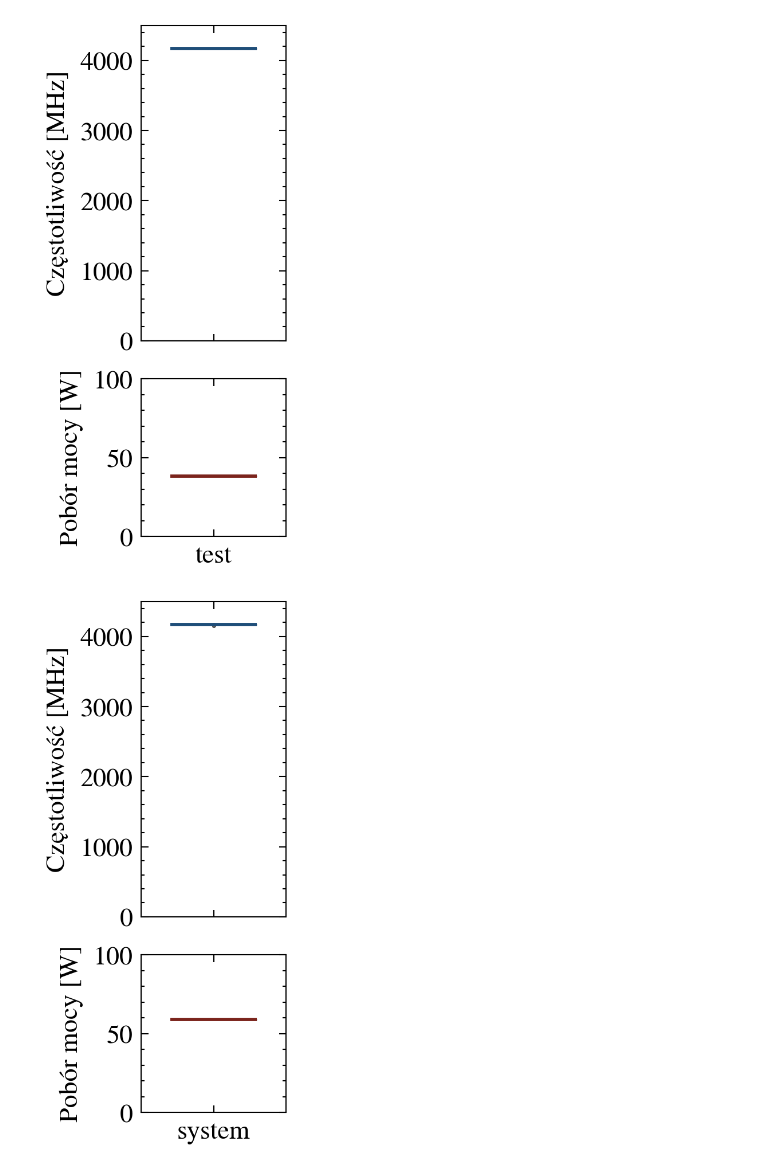
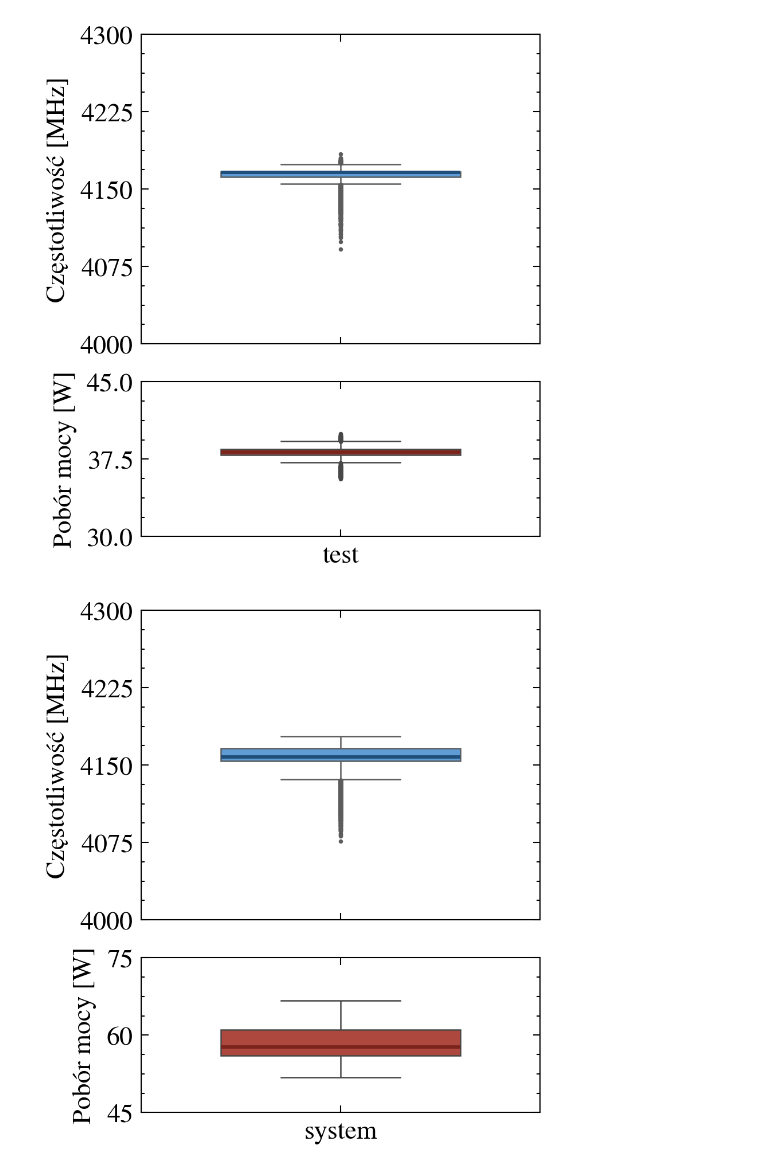
Before and after one commit to jan-chojnacki/SpeckProbe, a Jupyter notebook: analysis/notebooks/system.ipynb, the cells around one changed output. Saved outputs shown, nothing was run; the diff lists cells and outputs as text; code cells hidden in the pictures.

Commit message:
improved system analisys

```diff
--- a/analysis/notebooks/system.ipynb
+++ b/analysis/notebooks/system.ipynb
@@ -39,7 +43,12 @@ START = 8
+# %%
+def _set_limits(ax, df, coll, margin, factor):
+    ax.set_ylim(max(np.floor((df[coll].min() - margin) / factor) * factor, 0),
+                np.ceil((df[coll].max() + margin) / factor) * factor)
 # %%
 def parse_turbostat(filepath):
     samples = []
     current = {}
+    header = None
 
     with open(filepath) as f:
         for line in f:
@@ -50,13 +59,21 @@ def parse_turbostat(filepath):
             if parts[0] == "CPU":
                 if current:
                     samples.append(current)
+                    current = {}
+                header = parts
                 continue
 
-            cpu = "system" if parts[0] == "-" else f"cpu{parts[0]}"
+            if header is None:
+                continue
+
+            row = dict(zip(header, parts))
+            cpu = "system" if row["CPU"] == "-" else f"cpu{row['CPU']}"
+
             if cpu != "system":
-                current[f"{cpu}"] = int(parts[2])
-            if len(parts) > 3 and cpu == "system":
-                current[f"{cpu}_pkg_watt"] = float(parts[3])
+                current[cpu] = int(row["Bzy_MHz"])
+            else:
+                if "PkgWatt" in row:
+                    current["system_pkg_watt"] = float(row["PkgWatt"])
 
         if current:
             samples.append(current)
@@ -139,7 +156,7 @@ def _recolor_medians(ax, group_order, median_palette, ref):
         ln.set_linewidth(0.8)
 
 
-def plot_turbostat(dfs, labels, cpu_groups, power_scale, width, filename):
+def plot_turbostat(dfs, labels, cpu_groups, width, filename, margin):
     if not isinstance(cpu_groups, dict):
         cpu_groups = {"": cpu_groups}
     group_order = list(cpu_groups.keys())
@@ -163,20 +180,21 @@ def plot_turbostat(dfs, labels, cpu_groups, power_scale, width, filename):
         else:
             sns.boxplot(data=df_freq, x="dataset", y="freq",
                         hue="core", order=labels, hue_order=group_order,
-                        palette=palette, width=0.7,
+                        palette=palette, width=0.8,
                         medianprops=dict(color=MEDIAN_COLORS[0], linewidth=1.4),
                         ax=ax1, **common)
             _recolor_medians(ax1, group_order, median_palette, MEDIAN_COLORS[0])
             ax1.legend(loc="best", frameon=False, title=None)
-
-        ax1.set_ylim(0, np.ceil(df_freq["freq"].max() / 500) * 500)
+        _set_limits(ax1, df_freq, "freq", margin, 100)
+        _set_edge_ticks(ax1, 4)
         ax1.set_ylabel("Częstotliwość [MHz]")
         ax1.set_xlabel("")
 
         sns.boxplot(data=df_watt, x="dataset", y="watt", order=labels,
                     color="#C0392B", width=0.6,
                     medianprops=dict(color="#7B241C", linewidth=1.4), ax=ax2, **common)
-        ax2.set_ylim(0, np.ceil(df_watt["watt"].max() / power_scale) * power_scale)
+        _set_limits(ax2, df_watt, "watt", 5, 5)
+        _set_edge_ticks(ax2, 2)
         ax2.set_ylabel("Pobór mocy [W]")
         ax2.set_xlabel("")
 
@@ -288,26 +341,23 @@ system_pm_Speck128_256 = parse_pm("../data/pm-system-Speck128_256.txt")
 scalar_pm = parse_pm("../data/pm-search-Scalar.txt")
 neon_pm = parse_pm("../data/pm-search-Neon.txt")
 # %%
-plot_turbostat([bench_turbostat], ['test'], [f'cpu{i}' for i in [1, 9]], 100, FIG_WIDTH / 4, "turbostat_bench")
-plot_turbostat([system_turbostat], ['system'], [f'cpu{i}' for i in range(0, 16)], 100, FIG_WIDTH / 4,
-               "turbostat_system")
+plot_turbostat([bench_turbostat], ['test'], [f'cpu{i}' for i in [1, 9]], FIG_WIDTH / 2, "turbostat_bench", 25)
+plot_turbostat([system_turbostat], ['system'], [f'cpu{i}' for i in range(0, 16)], FIG_WIDTH / 2, "turbostat_system", 25)
 plot_turbostat([bench_pm], ['test'], {
     "P-core": [f'cpu{i}' for i in range(4, 8)],
     "E-core": [f'cpu{i}' for i in range(0, 4)],
-}, 5, FIG_WIDTH / 2, "pm_bench")
+}, FIG_WIDTH * (38 / 100), "pm_bench", 200)
 plot_turbostat(
     [system_pm_Speck32_64, system_pm_Speck48_72, system_pm_Speck48_96,
      system_pm_Speck64_96, system_pm_Speck64_128, system_pm_Speck96_96,
      system_pm_Speck96_144, system_pm_Speck128_128, system_pm_Speck128_192,
      system_pm_Speck128_256],
     ['32/64', '48/72', '48/96', '64/96', '64/128',
      '96/96', '96/144', '128/128', '128/192', '128/256'],
     {
         "P-core": [f'cpu{i}' for i in range(4, 8)],
         "E-core": [f'cpu{i}' for i in range(0, 4)],
-    },
-    5, FIG_WIDTH, "pm_system",
-)
+    }, FIG_WIDTH * (62 / 100), "pm_system", 200)
 # %% [output]
-[figure, old version]
+[figure, new version]
-[figure, old version]
+[figure, new version]
```
Also changed, not shown: parts of 12 cells of this notebook.
